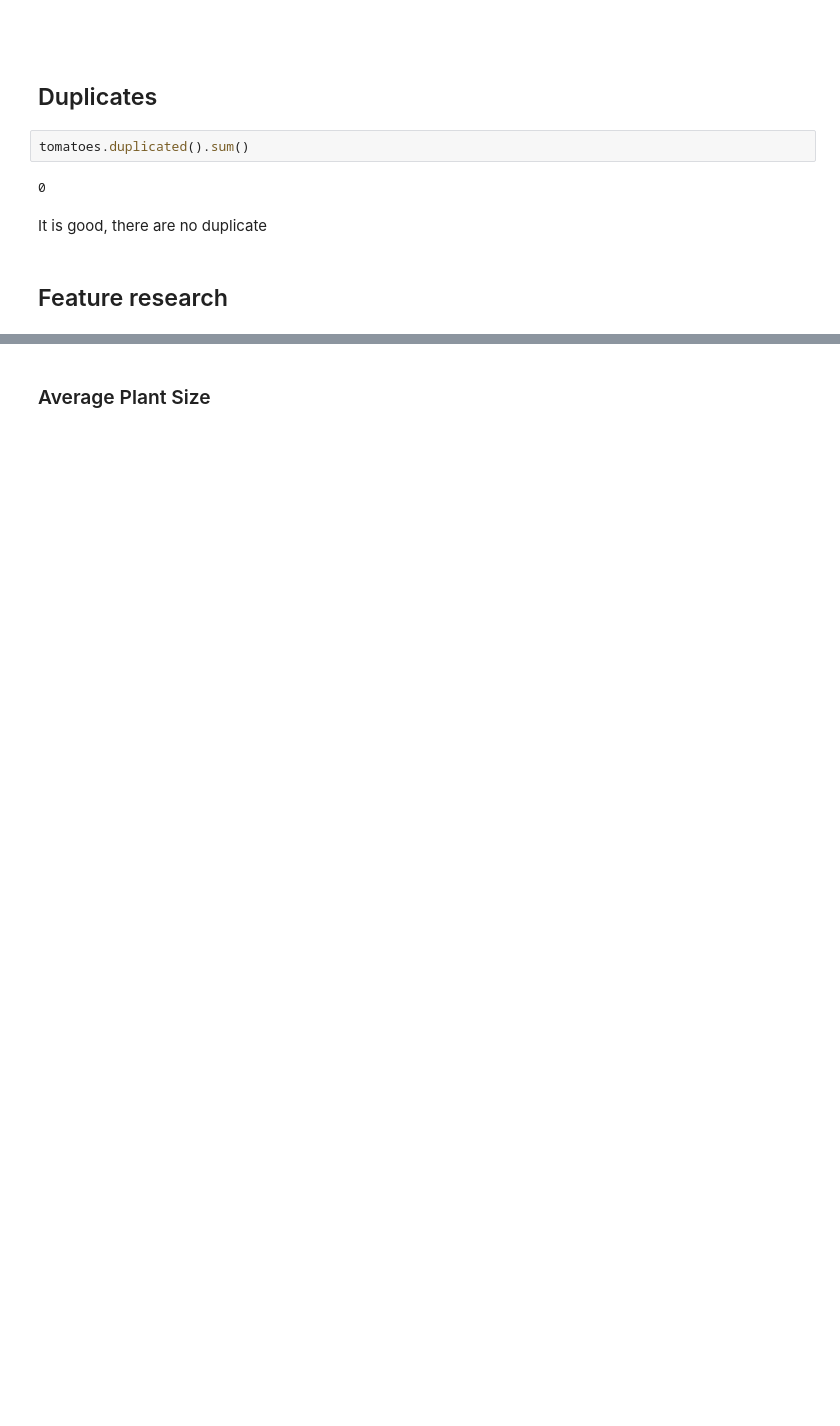
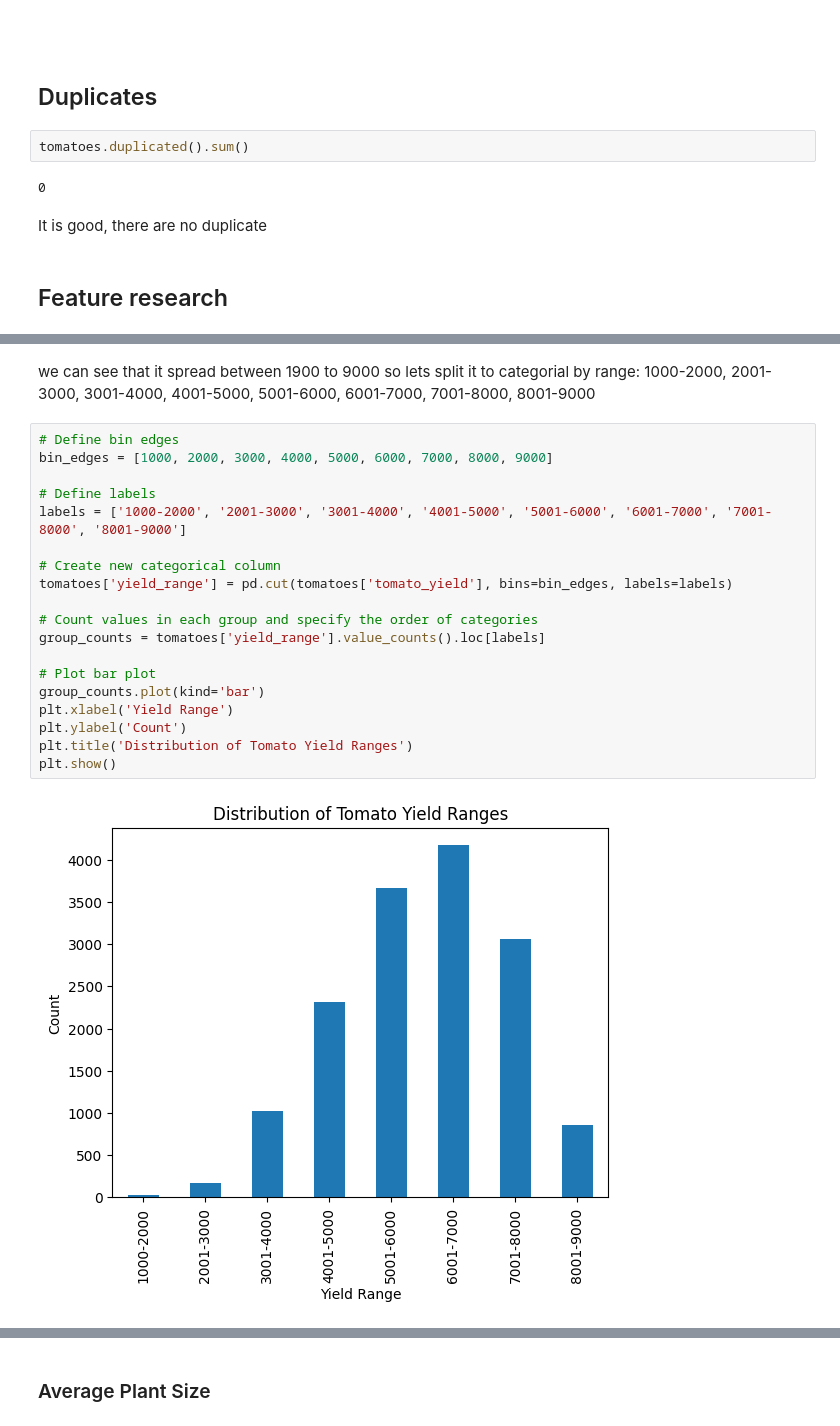
Before and after one commit to matan-avitan/Data-processing-analysis-and-presentation-course, a Jupyter notebook: Tomato.ipynb, the cells around one changed output, grey strips where cells are left out. Saved outputs shown, nothing was run; the diff lists cells and outputs as text; blank space fills up the shorter version.

```diff
--- a/Tomato.ipynb
+++ b/Tomato.ipynb
@@ -244,0 +286,25 @@ It is good, there are no duplicate
+# %% [markdown]
+we can see that it spread between 1900 to 9000
+so lets split it to categorial by range:
+1000-2000, 2001-3000, 3001-4000, 4001-5000, 5001-6000, 6001-7000, 7001-8000, 8001-9000
+# %%
+# Define bin edges
+bin_edges = [1000, 2000, 3000, 4000, 5000, 6000, 7000, 8000, 9000]
+
+# Define labels
+labels = ['1000-2000', '2001-3000', '3001-4000', '4001-5000', '5001-6000', '6001-7000', '7001-8000', '8001-9000']
+
+# Create new categorical column
+tomatoes['yield_range'] = pd.cut(tomatoes['tomato_yield'], bins=bin_edges, labels=labels)
+
+# Count values in each group and specify the order of categories
+group_counts = tomatoes['yield_range'].value_counts().loc[labels]
+
+# Plot bar plot
+group_counts.plot(kind='bar')
+plt.xlabel('Yield Range')
+plt.ylabel('Count')
+plt.title('Distribution of Tomato Yield Ranges')
+plt.show()
+# %% [output]
+[figure, added]
```
Also changed, not shown: parts of 21 cells of this notebook.
